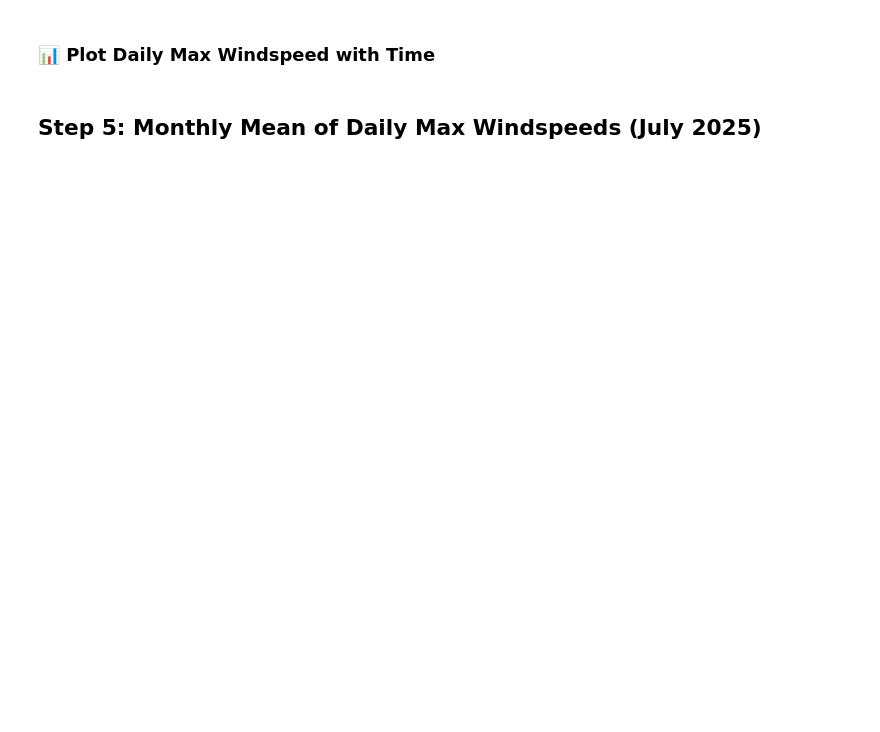
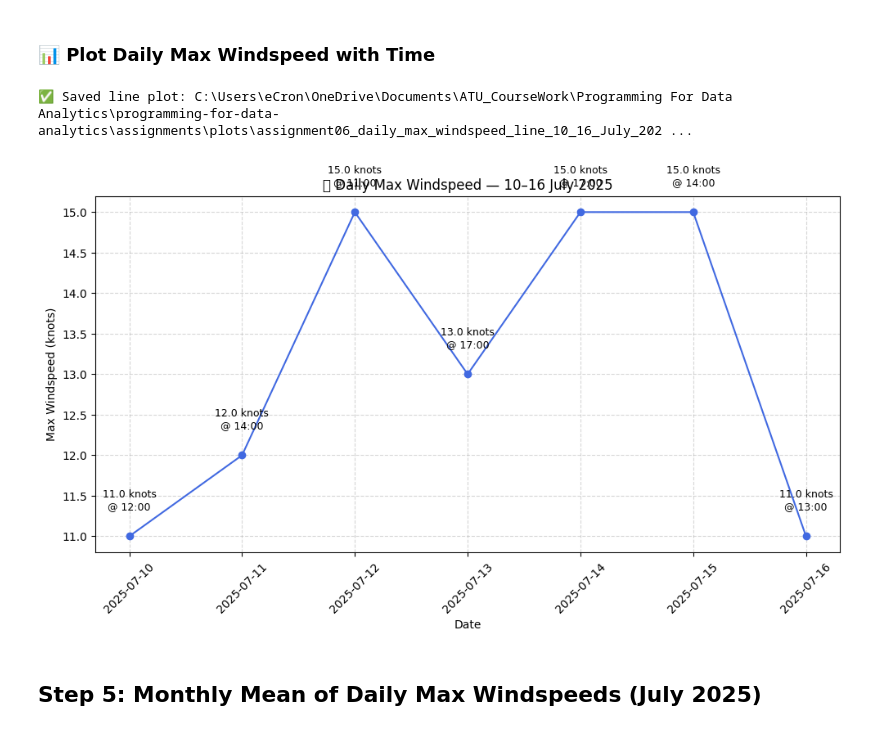
Before and after one commit to ECronin1973/programming-for-data-analytics, a Jupyter notebook: assignments/assignment06-weather.ipynb, the cells around one changed output. Cells and saved outputs as stored; diff of their text form; code cells hidden in the pictures; blank space fills up the shorter version.

```diff
--- a/assignments/assignment06-weather.ipynb
+++ b/assignments/assignment06-weather.ipynb
@@ -1275,36 +1380,45 @@ print(daily_max_summary.to_string(index=False))
 # %% [markdown]
 ### 📊 Plot Daily Max Windspeed with Time
 # %%
-# 📥 Load the saved summary
-summary_fp = os.path.join("..", "data", "daily_max_windspeed_with_time_10_16_July_2025.csv")
+# 🌬️ Line Plot of Daily Max Windspeed — 10–16 July 2025
+
+# ✅ Load saved summary
+summary_fp = Path("data") / "assignment06_daily_max_windspeed_with_time_10_16_July_2025.csv"
+if not summary_fp.exists():
+    raise FileNotFoundError(f"❌ Summary file not found at: {summary_fp.resolve()}")
+
 df = pd.read_csv(summary_fp)
+df.columns = df.columns.str.strip()
 
-# 🔢 Sort by date to ensure correct line order
-df['date'] = pd.to_datetime(df['date'])
+# 🔢 Sort by date
+df['date'] = pd.to_datetime(df['date'], errors='coerce')
 df = df.sort_values('date')
 
 # 🎨 Create line plot
 plt.figure(figsize=(10, 6))
 plt.plot(df['date'], df['max_windspeed'], marker='o', linestyle='-', color='royalblue')
 
 # 🕒 Annotate each point with windspeed and time
 for x, y, time in zip(df['date'], df['max_windspeed'], df['time_of_max']):
     plt.text(x, y + 0.3, f"{y} knots\n@ {time}", ha='center', va='bottom', fontsize=9)
 
 plt.title("🌬️ Daily Max Windspeed — 10–16 July 2025")
 plt.xlabel("Date")
 plt.ylabel("Max Windspeed (knots)")
 plt.grid(True, linestyle='--', alpha=0.5)
 plt.xticks(rotation=45)
 plt.tight_layout()
 
 # 💾 Save plot
-plots_dir = os.path.join("..", "plots")
-os.makedirs(plots_dir, exist_ok=True)
-plot_fp = os.path.join(plots_dir, "daily_max_windspeed_line_10_16_July_2025.png")
+plots_dir = Path("plots")
+plots_dir.mkdir(parents=True, exist_ok=True)
+plot_fp = plots_dir / "assignment06_daily_max_windspeed_line_10_16_July_2025.png"
 plt.savefig(plot_fp, dpi=150)
-print(f"✅ Saved line plot: {plot_fp}")
+print(f"✅ Saved line plot: {plot_fp.resolve()}")
 plt.show()
+# %% [output]
+✅ Saved line plot: C:\Users\eCron\OneDrive\Documents\ATU_CourseWork\Programming For Data Analytics\programming-for-data-analytics\assignments\plots\assignment06_daily_max_windspeed_line_10_16_July_202 ...
+[figure, added]
 # %% [markdown]
 ## Step 5: Monthly Mean of Daily Max Windspeeds (July 2025)
 # %%
```
Also changed, not shown: parts of 7 cells of this notebook, 13 other files.
